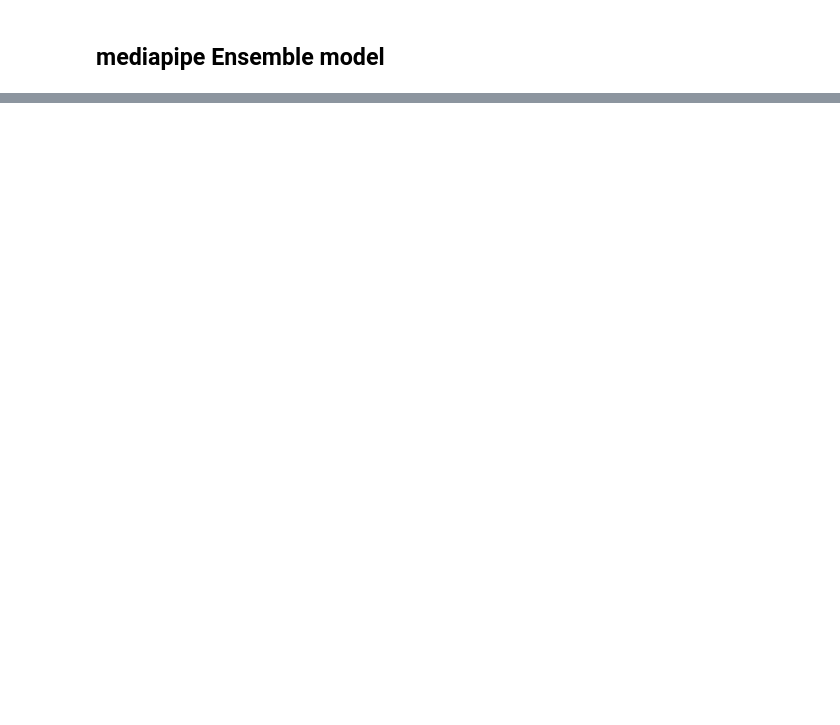
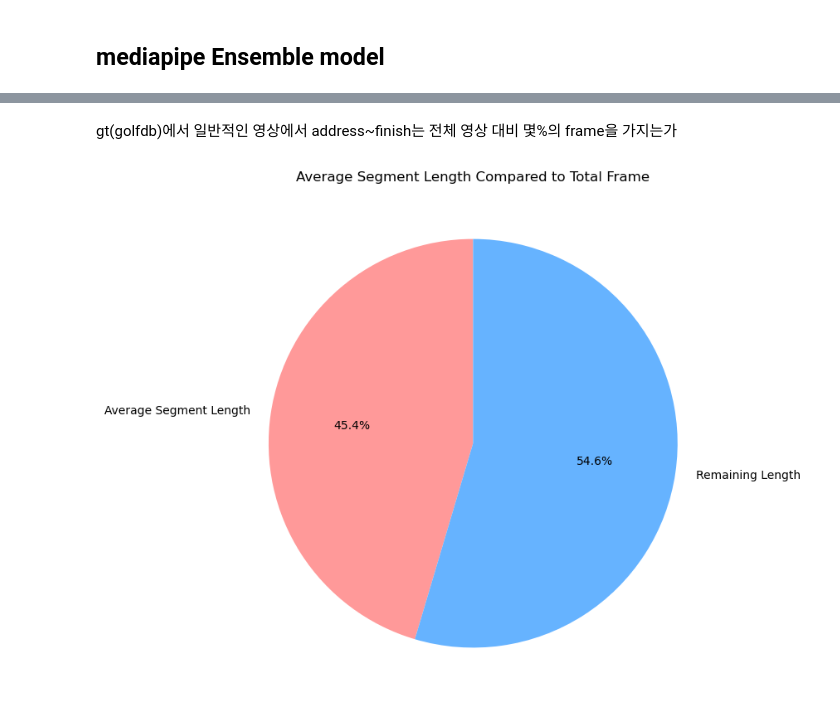
Before and after one commit to yeongjinHwang/sequencing_performance, a Jupyter notebook: performance.ipynb, the cells around one changed output, grey strips where cells are left out. Cells and saved outputs as stored; diff of their text form; code cells hidden in the pictures; blank space fills up the shorter version.

```diff
--- a/performance.ipynb
+++ b/performance.ipynb
@@ -622,0 +1027,49 @@ plt.show()
+# %% [markdown]
+gt(golfdb)에서 일반적인 영상에서 address~finish는 전체 영상 대비
+몇%의 frame을 가지는가
+# %%
+import ast
+csv_dir = "./data/ground_truth/GolfDB.csv"
+
+df = pd.read_csv(csv_dir)
+
+# Extract only the 'events' column
+events = df['events']
+
+# Initialize variables to calculate total frame differences and segment lengths
+total_frame_differences = []
+segment_lengths = []
+
+# Process each row in the 'events' column
+for events_str in events:
+    # Convert string representation of list to an actual list
+    events = ast.literal_eval(events_str)
+
+    # Calculate total frame and segment length
+    total_frame = events[-1] - events[0]
+    segment_length = events[-2] - events[1]
+
+    if total_frame > 0:
+        total_frame_differences.append(total_frame)
+        segment_lengths.append(segment_length)
+
+# Calculate the average total frame and average segment length
+average_total_frame = sum(total_frame_differences) / len(total_frame_differences)
+average_segment_length = sum(segment_lengths) / len(segment_lengths)
+
+# Calculate the ratio of average segment length to average total frame
+average_ratio = average_segment_length / average_total_frame
+
+# Visualize the average ratio as a pie chart
+plt.figure(figsize=(8, 8))
+plt.pie(
+    [average_ratio, 1 - average_ratio],
+    labels=["Average Segment Length", "Remaining Length"],
+    autopct="%1.1f%%",
+    startangle=90,
+    colors=["#ff9999", "#66b3ff"]
+)
+plt.title("Average Segment Length Compared to Total Frame")
+plt.show()
+# %% [output]
+[figure, added]
```
Also changed, not shown: parts of 6 cells of this notebook.
